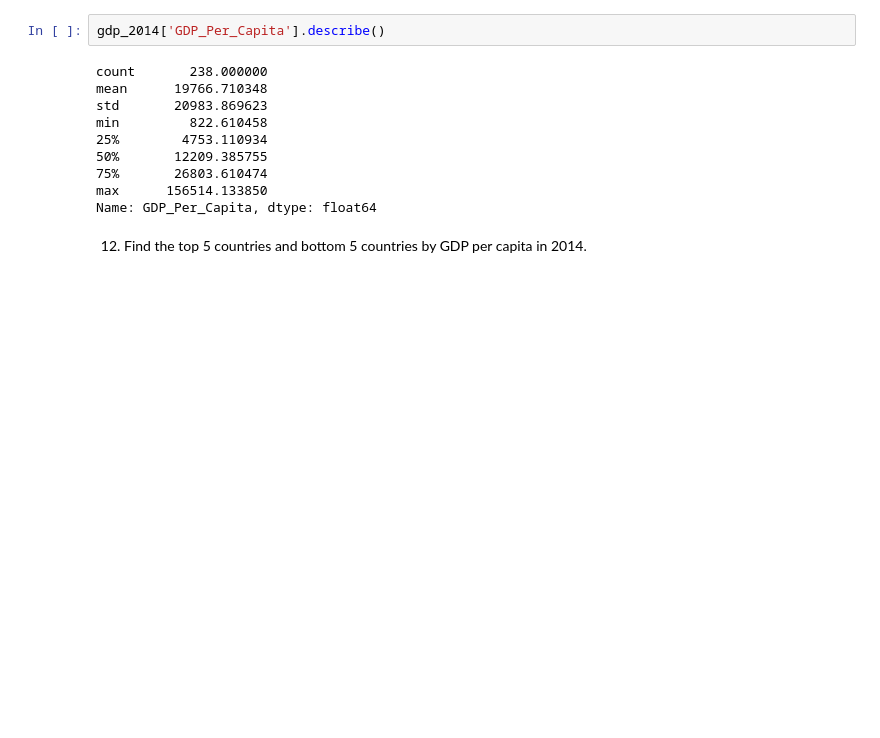
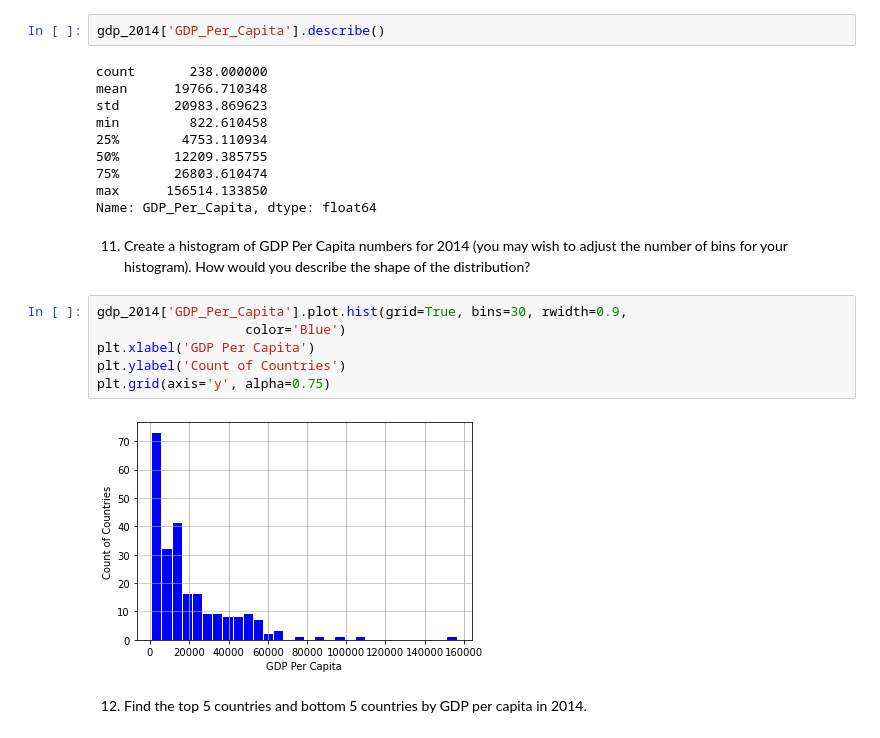
Before and after one commit to nss-data-science-cohort-6/un_data_question-michialm, a Jupyter notebook: notebooks/UN_Data_Exploration.ipynb, the cells around one changed output. Cells and saved outputs as stored; diff of their text form; blank space fills up the shorter version.

```diff
--- a/notebooks/UN_Data_Exploration.ipynb
+++ b/notebooks/UN_Data_Exploration.ipynb
@@ -177,6 +177,16 @@ min         822.610458
 75%       26803.610474
 max      156514.133850
 Name: GDP_Per_Capita, dtype: float64
+# %% [markdown]
+11. Create a histogram of GDP Per Capita numbers for 2014 (you may wish to adjust the number of bins for your histogram). How would you describe the shape of the distribution?
+# %%
+gdp_2014['GDP_Per_Capita'].plot.hist(grid=True, bins=30, rwidth=0.9,
+                   color='Blue')
+plt.xlabel('GDP Per Capita')
+plt.ylabel('Count of Countries')
+plt.grid(axis='y', alpha=0.75)
+# %% [output]
+[figure, added]
 # %% [markdown]
 12. Find the top 5 countries and bottom 5 countries by GDP per capita in 2014.
 # %%
```
Also changed, not shown: parts of 28 cells of this notebook.
